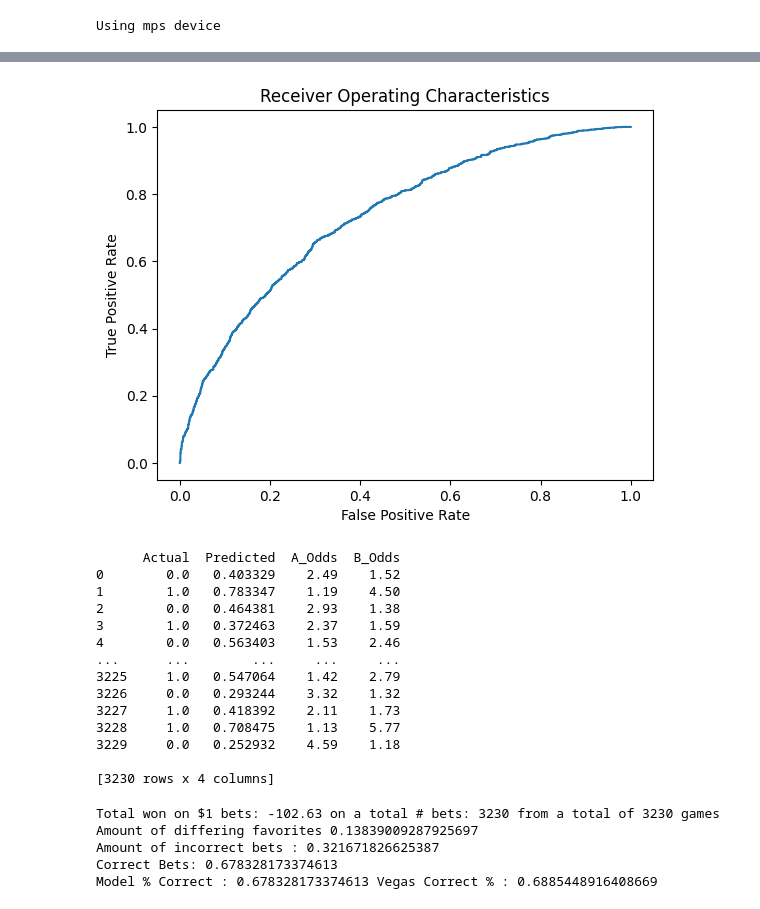
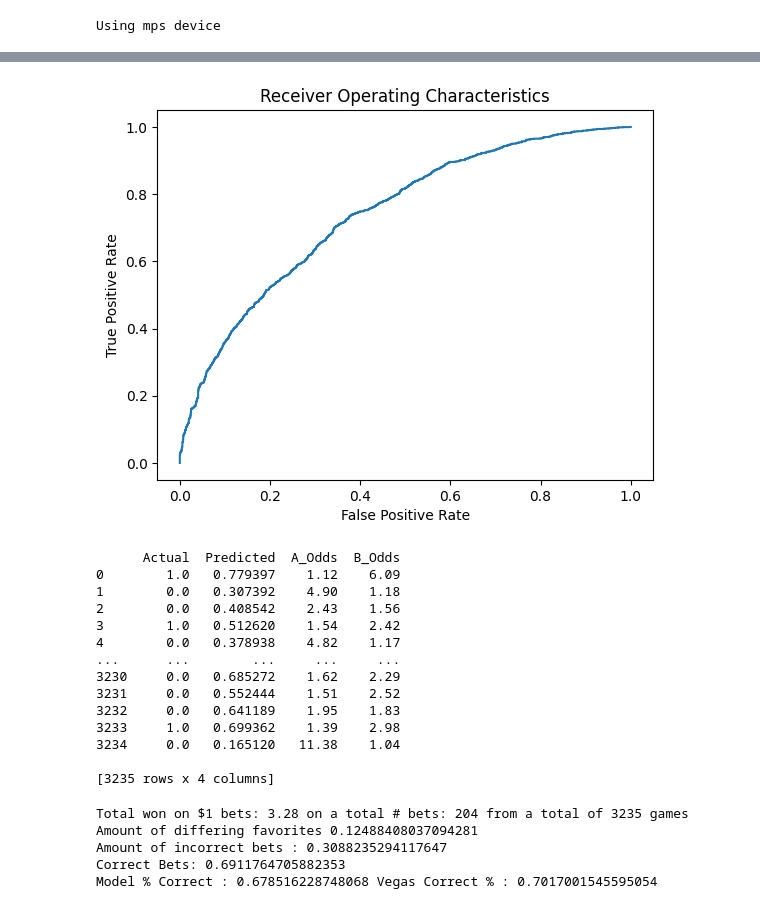
Before and after one commit to dsw225/TennisPredictionModel, a Jupyter notebook: breakpoint/tennis_analyzer_v2.ipynb, the cells around one changed output, grey strips where cells are left out. Drawn from its saved outputs; the diff is of its cells as text; code cells hidden in the pictures.

```diff
--- a/breakpoint/tennis_analyzer_v2.ipynb
+++ b/breakpoint/tennis_analyzer_v2.ipynb
@@ -65,7 +65,7 @@ end_date = datetime.strptime(end, '%Y%m%d').date()
 
 # games = await sync_to_async(list)(query.all().values())
 
-df = pd.read_csv('testfree14.csv')
+df = pd.read_csv('testfree48.csv')
 df['tourney_date'] = pd.to_datetime(df['tourney_date']).dt.date
 df = df[(df['tourney_date'] >= start_date) & (df['tourney_date'] <= end_date)]
 
@@ -338,7 +338,7 @@ X_train, X_test, y_train, y_test, idx_train, idx_test = train_test_split(
 )
 
 # Set target accuracy
-target_accuracy = 0.677  # 75%
+target_accuracy = 0.6785 # 75%
 
 final_acc = 0.0
 while final_acc < target_accuracy:
@@ -411,23 +411,23 @@ Final model accuracy on test set: 67.83%
-[figure, old version]
+[figure, new version]
 # %%
 # Display the DataFrame
 # results_df.head()
 print(results_df)
 # %% [output]
       Actual  Predicted  A_Odds  B_Odds
-0        0.0   0.403329    2.49    1.52
-1        1.0   0.783347    1.19    4.50
-2        0.0   0.464381    2.93    1.38
-3        1.0   0.372463    2.37    1.59
-4        0.0   0.563403    1.53    2.46
+0        1.0   0.779397    1.12    6.09
+1        0.0   0.307392    4.90    1.18
+2        0.0   0.408542    2.43    1.56
+3        1.0   0.512620    1.54    2.42
+4        0.0   0.378938    4.82    1.17
 ...      ...        ...     ...     ...
-3225     1.0   0.547064    1.42    2.79
-3226     0.0   0.293244    3.32    1.32
-3227     1.0   0.418392    2.11    1.73
-3228     1.0   0.708475    1.13    5.77
-3229     0.0   0.252932    4.59    1.18
+3230     0.0   0.685272    1.62    2.29
+3231     0.0   0.552444    1.51    2.52
+3232     0.0   0.641189    1.95    1.83
+3233     1.0   0.699362    1.39    2.98
+3234     0.0   0.165120   11.38    1.04
 
-[3230 rows x 4 columns]
+[3235 rows x 4 columns]
 # %%
 better = 0
 total_won = 0
@@ -442,12 +442,12 @@ wrong = 0
 comparison_df = results_df.dropna()
 length = len(comparison_df)
 
-confidence_pct = .5
-confidence_top_pct = 1
+confidence_pct = .7
+confidence_top_pct = .8
 
 for i, row in comparison_df.iterrows():
 
-    if confidence_top_pct > row['Predicted'] > confidence_pct :#and row['Predicted'] > 1/row['A_Odds']:
+    if confidence_top_pct > row['Predicted'] > confidence_pct and row['Predicted'] > 1/row['A_Odds']:
         better += 1
         if(row['Actual'] == 1):
             bet_correct += 1
@@ -456,7 +456,7 @@ for i, row in comparison_df.iterrows():
             wrong += 1
             total_won -= 1
 
-    if 1-confidence_top_pct < row['Predicted'] < 1-confidence_pct :#and 1-row['Predicted'] > 1/row['B_Odds']:
+    if 1-confidence_top_pct < row['Predicted'] < 1-confidence_pct and 1-row['Predicted'] > 1/row['B_Odds']:
         better += 1
         if(row['Actual'] == 0):
             bet_correct += 1
@@ -485,8 +485,8 @@ print(f"Amount of incorrect bets : {wrong/better}")
 print(f"Correct Bets: {bet_correct/better}")
 print(f"Model % Correct : {model_correct/length} Vegas Correct % : {vegas_correct/length}")
 # %% [output]
-Total won on $1 bets: -102.63 on a total # bets: 3230 from a total of 3230 games
-Amount of differing favorites 0.13839009287925697
-Amount of incorrect bets : 0.321671826625387
-Correct Bets: 0.678328173374613
-Model % Correct : 0.678328173374613 Vegas Correct % : 0.6885448916408669
+Total won on $1 bets: 3.28 on a total # bets: 204 from a total of 3235 games
+Amount of differing favorites 0.12488408037094281
+Amount of incorrect bets : 0.3088235294117647
+Correct Bets: 0.6911764705882353
+Model % Correct : 0.678516228748068 Vegas Correct % : 0.7017001545595054
```
Also changed, not shown: parts of 2 cells of this notebook, 10 other files.
